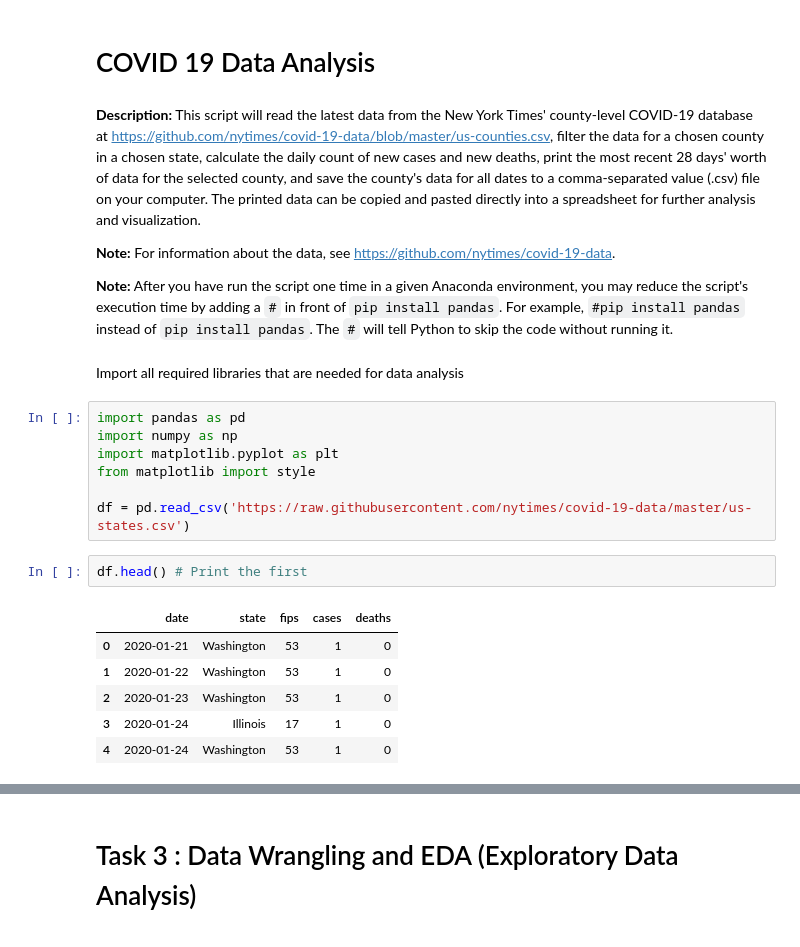
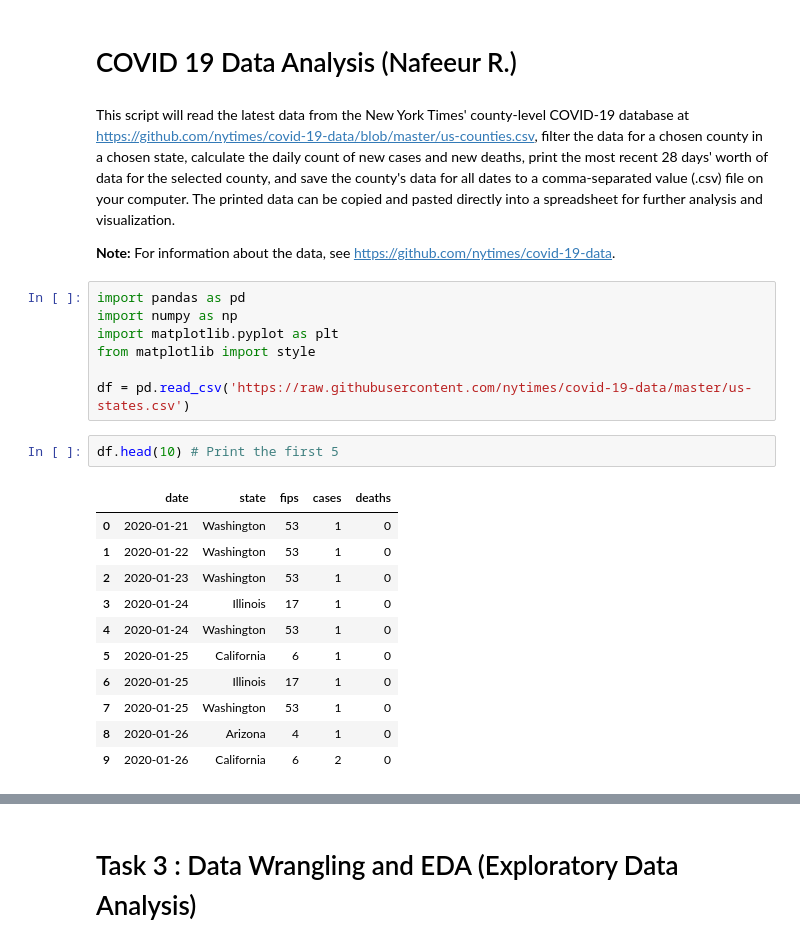
Before and after one commit to nafeeur/cuny_data_analytics, a Jupyter notebook: Python/Unit3/Data_Analysis(Covid19).ipynb, the cells around one changed output, grey strips where cells are left out. Drawn from its saved outputs; the diff is of its cells as text.

```diff
--- a/Python/Unit3/Data_Analysis(Covid19).ipynb
+++ b/Python/Unit3/Data_Analysis(Covid19).ipynb
@@ -1,15 +1,11 @@
 # %% [markdown]
 <a href="https://colab.research.google.com/github/nafeeur/cuny_data_analytics/blob/main/Python/Unit3/Data_Analysis(Covid19).ipynb" target="_parent"><img src="https://colab.research.google.com/assets/colab-badge.svg" alt="Open In Colab"/></a>
 # %% [markdown]
-# COVID 19 Data Analysis
+# COVID 19 Data Analysis (Nafeeur R.)
 # %% [markdown]
-**Description:** This script will read the latest data from the New York Times' county-level COVID-19 database at https://github.com/nytimes/covid-19-data/blob/master/us-counties.csv, filter the data for a chosen county in a chosen state, calculate the daily count of new cases and new deaths, print the most recent 28 days' worth of data for the selected county, and save the county's data for all dates to a comma-separated value (.csv) file on your computer. The printed data can be copied and pasted directly into a spreadsheet for further analysis and visualization.
+This script will read the latest data from the New York Times' county-level COVID-19 database at https://github.com/nytimes/covid-19-data/blob/master/us-counties.csv, filter the data for a chosen county in a chosen state, calculate the daily count of new cases and new deaths, print the most recent 28 days' worth of data for the selected county, and save the county's data for all dates to a comma-separated value (.csv) file on your computer. The printed data can be copied and pasted directly into a spreadsheet for further analysis and visualization.
 
 **Note:** For information about the data, see https://github.com/nytimes/covid-19-data.
-
-**Note:** After you have run the script one time in a given Anaconda environment, you may reduce the script's execution time by adding a `#` in front of `pip install pandas`. For example, `#pip install pandas` instead of `pip install pandas`. The `#` will tell Python to skip the code without running it.
-# %% [markdown]
-Import all required libraries that are needed for data analysis
 # %%
 import pandas as pd
 import numpy as np
@@ -18,12 +14,17 @@ from matplotlib import style
 
 df = pd.read_csv('https://raw.githubusercontent.com/nytimes/covid-19-data/master/us-states.csv')
 # %%
-df.head() # Print the first
+df.head(10) # Print the first 5
 # %% [output]
 |  | date | state | fips | cases | deaths |
 | 0 | 2020-01-21 | Washington | 53 | 1 | 0 |
 | 1 | 2020-01-22 | Washington | 53 | 1 | 0 |
 | 2 | 2020-01-23 | Washington | 53 | 1 | 0 |
 | 3 | 2020-01-24 | Illinois | 17 | 1 | 0 |
 | 4 | 2020-01-24 | Washington | 53 | 1 | 0 |
+| 5 | 2020-01-25 | California | 6 | 1 | 0 |
+| 6 | 2020-01-25 | Illinois | 17 | 1 | 0 |
+| 7 | 2020-01-25 | Washington | 53 | 1 | 0 |
+| 8 | 2020-01-26 | Arizona | 4 | 1 | 0 |
+| 9 | 2020-01-26 | California | 6 | 2 | 0 |
 # %%
```
Also changed, not shown: parts of 29 cells of this notebook.
